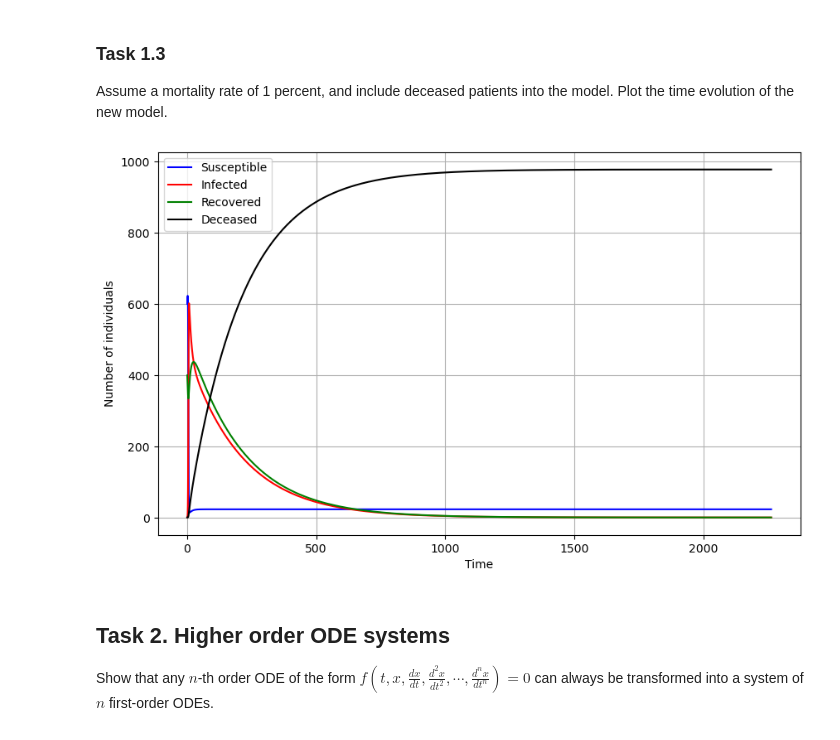
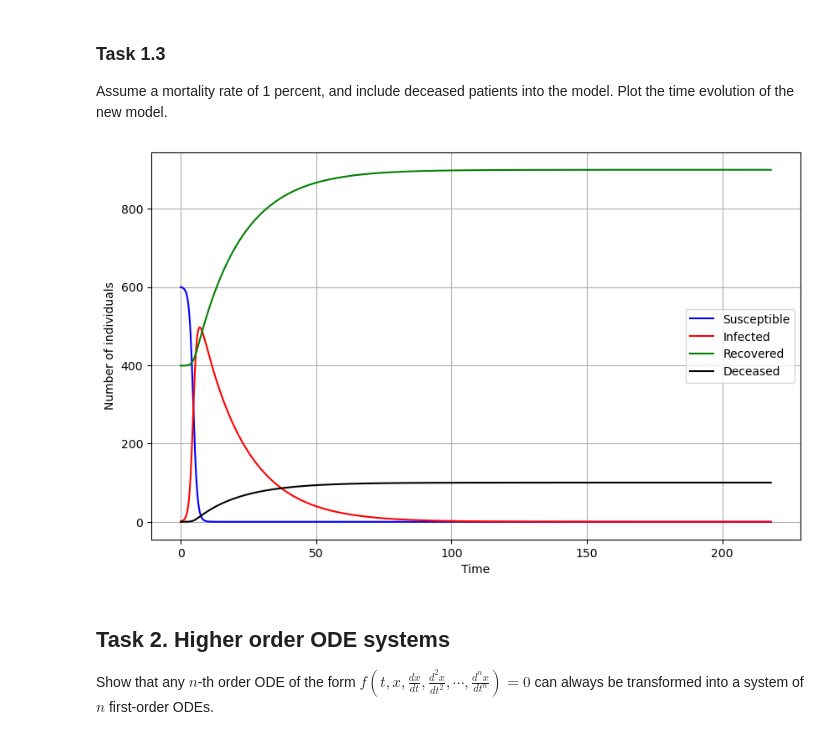
Before and after one commit to HeyuanChi/DSML_24ws, a Jupyter notebook: ex01/ex01.ipynb, the cells around one changed output. Drawn from its saved outputs; the diff is of its cells as text; code cells hidden in the pictures.

```diff
--- a/ex01/ex01.ipynb
+++ b/ex01/ex01.ipynb
@@ -109,64 +153,73 @@ plt.show()
 
 Assume a mortality rate of 1 percent, and include deceased patients into the model. Plot the time evolution of the new model.
 # %%
+N = 1000  # total
+I0 = 1  # infected
+S0 = N * 0.6  # susceptible
+R0 = N - S0 - I0  # recovered
+
+beta = 2.4  # infect rate
+gamma = 1 / 20  # recovery rate
+
 D0 = 0  # deceased
-mortality_rate = 0.01  # Mortality rate
+mortality_rate = 0.01  # mortality rate
 
+tolerance = 1e-6
 
 # SIR model included deceased paitients
 def deriv(S, I, R, D, N, beta, gamma, mortality_rate):
- dSdt = -beta * S * I / N + gamma * R
- dIdt = beta * S * I / N - gamma * I - mortality_rate * I
- dRdt = gamma * I - gamma * R
- dDdt = mortality_rate * I
- return dSdt, dIdt, dRdt, dDdt
+    dSdt = -beta * S * I / N
+    dIdt = beta * S * I / N - gamma * I - mortality_rate * I
+    dRdt = gamma * I
+    dDdt = mortality_rate * I
+    return dSdt, dIdt, dRdt, dDdt
 
 # time evolution
 def run_until_fixed_point(S0, I0, R0, D0, N, beta, gamma, mortality_rate, tolerance):
- S, I, R, D = S0, I0, R0, D0
- t = 0
- dt = 0.01
- S_values, I_values, R_values, D_values, t_values = [S], [I], [R], [D], [t]
+    S, I, R, D = S0, I0, R0, D0
+    t = 0
+    dt = 0.01
+    S_values, I_values, R_values, D_values, t_values = [S], [I], [R], [D], [t]
 
- while True:
-  dS, dI, dR, dD = deriv(S, I, R, D, N, beta, gamma, mortality_rate)
-  S_new = S + dS * dt
-  I_new = I + dI * dt
-  R_new = R + dR * dt
-  D_new = D + dD * dt
+    while True:
+        dS, dI, dR, dD = deriv(S, I, R, D, N, beta, gamma, mortality_rate)
+        S_new = S + dS * dt
+        I_new = I + dI * dt
+        R_new = R + dR * dt
+        D_new = D + dD * dt
 
-  # check if reach a fixed point
-  if abs(S_new - S) < tolerance and abs(I_new - I) < tolerance and abs(R_new - R) < tolerance and abs(D_new - D) < tolerance:
-   break
+        # check if reach a fixed point
+        if abs(S_new - S) < tolerance and abs(I_new - I) < tolerance and abs(R_new - R) < tolerance and abs(D_new - D) < tolerance:
+            break
 
-  S, I, R, D = S_new, I_new, R_new, D_new
-  t += dt
+        S, I, R, D = S_new, I_new, R_new, D_new
+        t += dt
 
-  S_values.append(S)
-  I_values.append(I)
-  R_values.append(R)
-  D_values.append(D)
-  t_values.append(t)
+        S_values.append(S)
+        I_values.append(I)
+        R_values.append(R)
+        D_values.append(D)
+        t_values.append(t)
 
- return t_values, S_values, I_values, R_values, D_values
+    return t_values, S_values, I_values, R_values, D_values
 
 # run
 t_values, S_values, I_values, R_values, D_values = run_until_fixed_point(S0, I0, R0, D0, N, beta, gamma, mortality_rate, tolerance)
 
 # plot
 plt.figure(figsize=(10, 6))
 plt.plot(t_values, S_values, 'b', label='Susceptible')
 plt.plot(t_values, I_values, 'r', label='Infected')
 plt.plot(t_values, R_values, 'g', label='Recovered')
 plt.plot(t_values, D_values, 'k', label='Deceased')
 plt.xlabel('Time')
 plt.ylabel('Number of individuals')
 
 plt.legend()
 plt.grid()
 plt.show()
 # %% [output]
-[figure, old version]
+[figure, new version]
 # %% [markdown]
 ## Task 2. Higher order ODE systems
 
```
Also changed, not shown: parts of 2 cells of this notebook.
